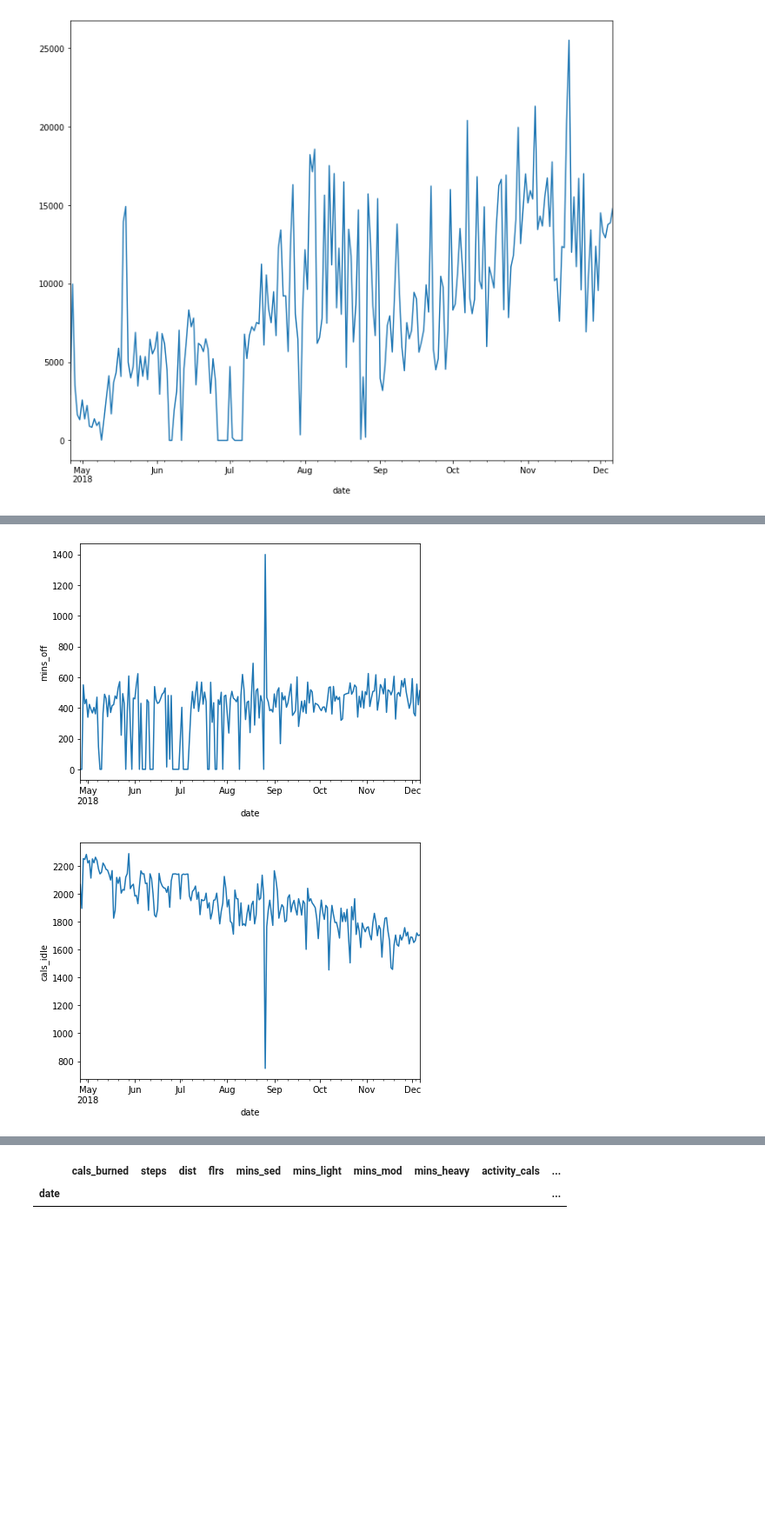
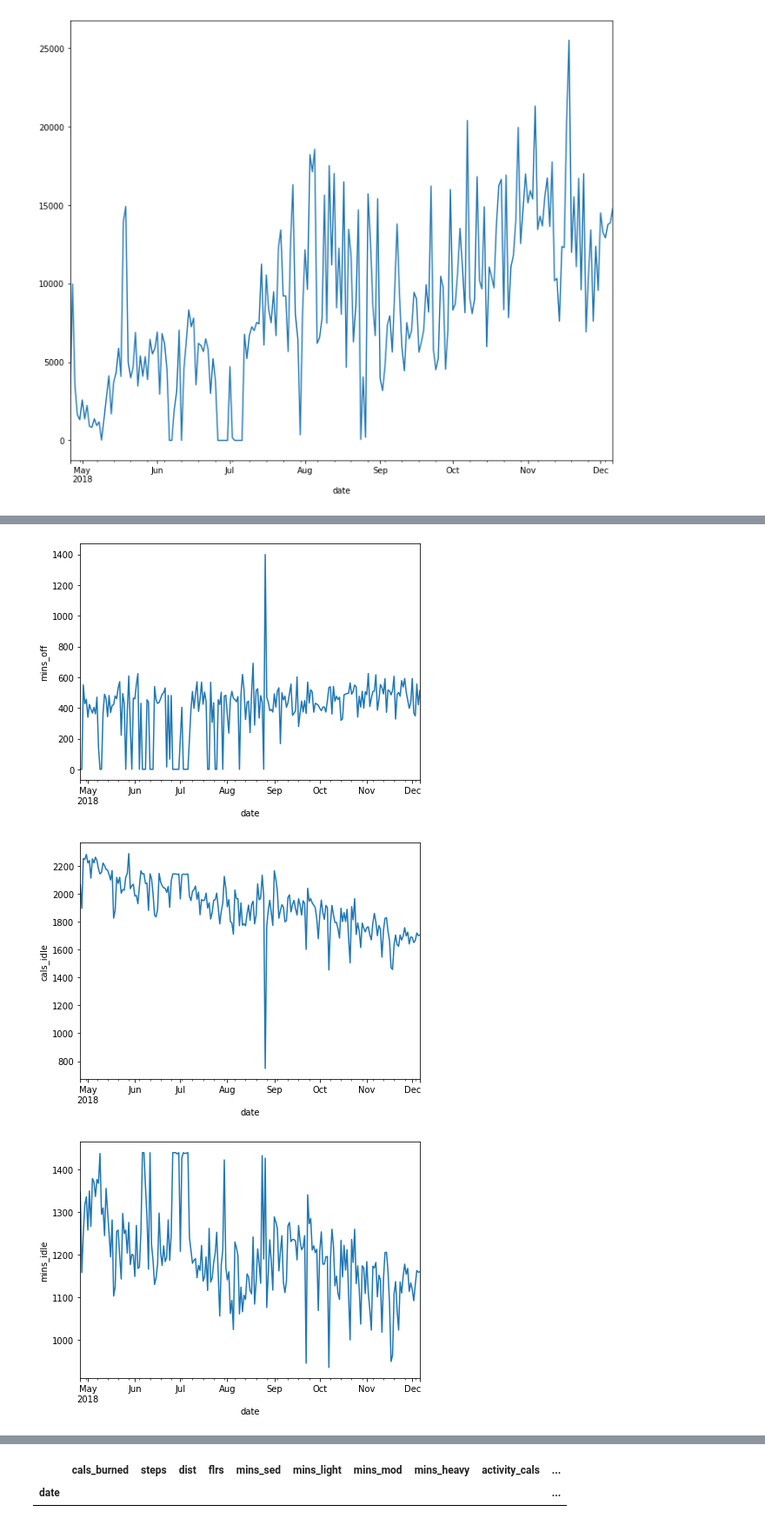
Before and after one commit to DoubleStufERoe/BayesP05_Fitbit, a Jupyter notebook: fitbit_kworking.ipynb, the cells around one changed output, grey strips where cells are left out. Shown at 87% size. Drawn from its saved outputs; the diff is of its cells as text; code cells hidden in the pictures; blank space fills up the shorter version.

```diff
--- a/fitbit_kworking.ipynb
+++ b/fitbit_kworking.ipynb
@@ -233,22 +282,23 @@ memory usage: 34.6+ KB
 # %%
 def all_line_plots(df):
-    for col in df.columns[(df.dtypes == 'int64') | (df.dtypes == 'float64')]:
+    for col in df_limit_numerics(df).columns:
         plt.figure(figsize=(7,5))
         df[col].plot()
         plt.ylabel(col)
         plt.show()
 # %%
-show_plots(df)
+all_line_plots(df)
 # %% [output]
 [figure]
 [figure]
 [figure]
 [figure]
 [figure]
 [figure]
 [figure]
 [figure]
 [figure]
 [figure]
 [figure]
 [figure]
+[figure, added]
```
Also changed, not shown: parts of 30 cells of this notebook, 1 other file.
